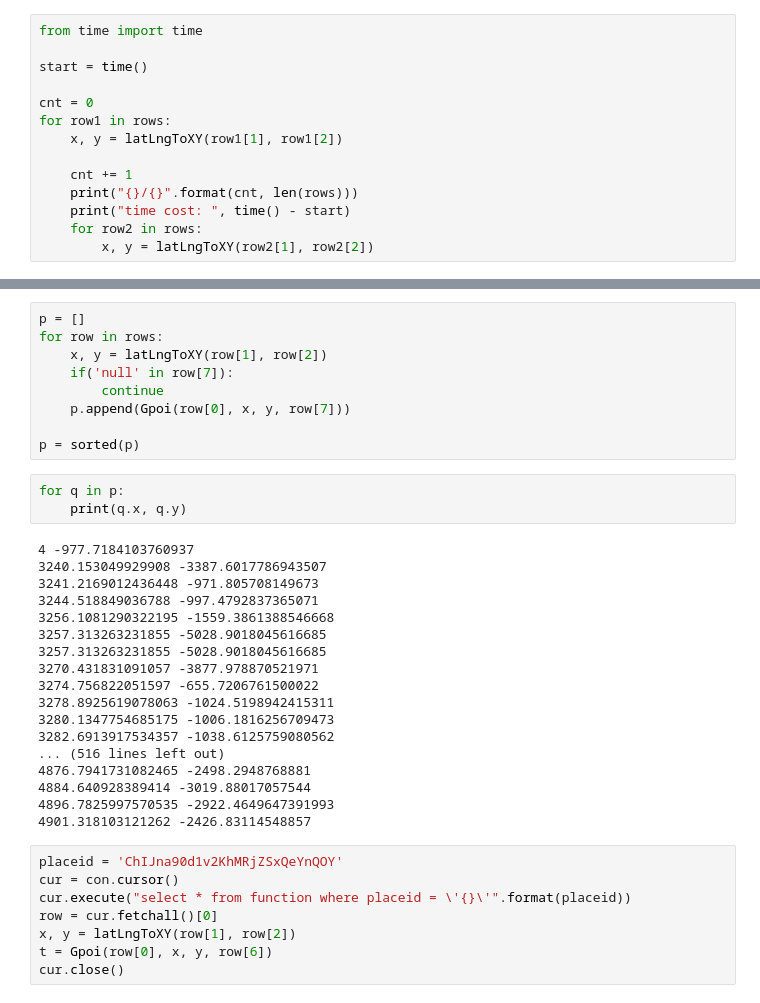
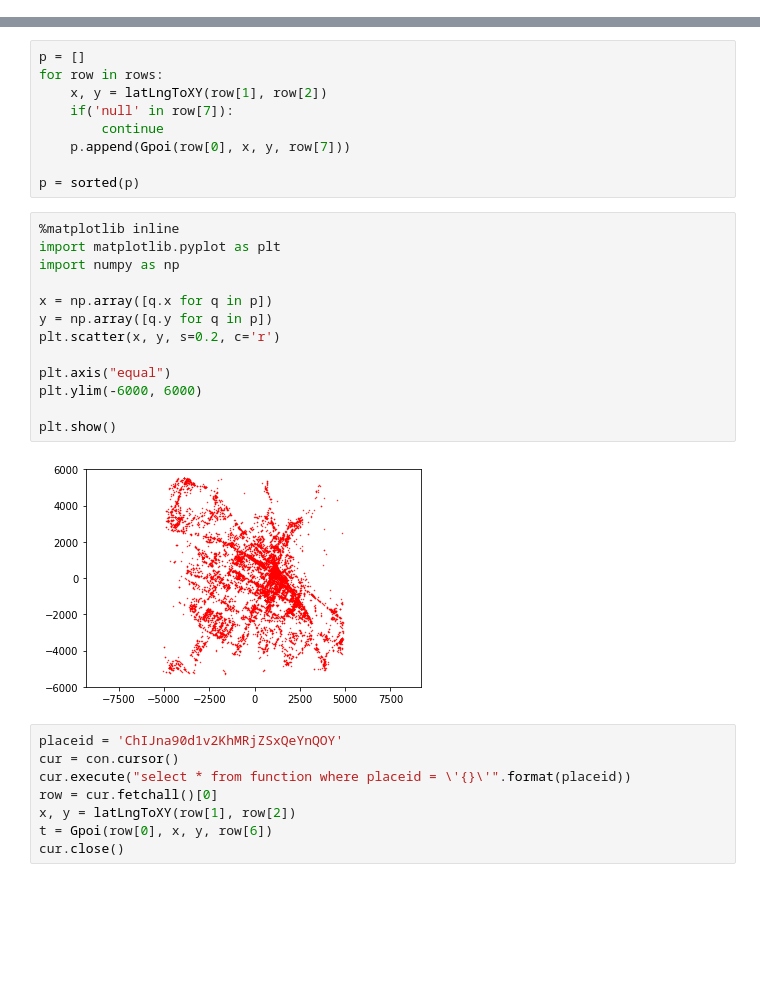
Before and after one commit to amomorning/osm4arch, a Jupyter notebook: python/prato_function_learning.ipynb, the cells around one changed output, grey strips where cells are left out. Saved outputs shown, nothing was run; the diff lists cells and outputs as text; blank space fills up the shorter version.

```diff
--- a/python/prato_function_learning.ipynb
+++ b/python/prato_function_learning.ipynb
@@ -93,14 +97,0 @@ print(x, y)
-# %%
-from time import time
-
-start = time()
-
-cnt = 0
-for row1 in rows:
-    x, y = latLngToXY(row1[1], row1[2])
-
-    cnt += 1
-    print("{}/{}".format(cnt, len(rows)))
-    print("time cost: ", time() - start)
-    for row2 in rows:
-        x, y = latLngToXY(row2[1], row2[2])
@@ -155,27 +117,21 @@ for row in rows:
     p.append(Gpoi(row[0], x, y, row[7]))
 
 p = sorted(p)
-# %%
-for q in p:
-    print(q.x, q.y)
-# %% [output]
-4 -977.7184103760937
-3240.153049929908 -3387.6017786943507
-3241.2169012436448 -971.805708149673
-3244.518849036788 -997.4792837365071
-3256.1081290322195 -1559.3861388546668
-3257.313263231855 -5028.9018045616685
-3257.313263231855 -5028.9018045616685
-3270.431831091057 -3877.978870521971
-3274.756822051597 -655.7206761500022
-3278.8925619078063 -1024.5198942415311
-3280.1347754685175 -1006.1816256709473
-3282.6913917534357 -1038.6125759080562
-... (516 lines left out)
-4876.7941731082465 -2498.2948768881
-4884.640928389414 -3019.88017057544
-4896.7825997570535 -2922.4649647391993
-4901.318103121262 -2426.83114548857
+# %%
+%matplotlib inline
+import matplotlib.pyplot as plt
+import numpy as np
+
+x = np.array([q.x for q in p])
+y = np.array([q.y for q in p])
+plt.scatter(x, y, s=0.2, c='r')
+
+plt.axis("equal")
+plt.ylim(-6000, 6000)
+
+plt.show()
+# %% [output]
+[figure, added]
 # %%
 placeid = 'ChIJna90d1v2KhMRjZSxQeYnQOY'
 cur = con.cursor()
```
Also changed, not shown: parts of 8 cells of this notebook, 2 other files.
